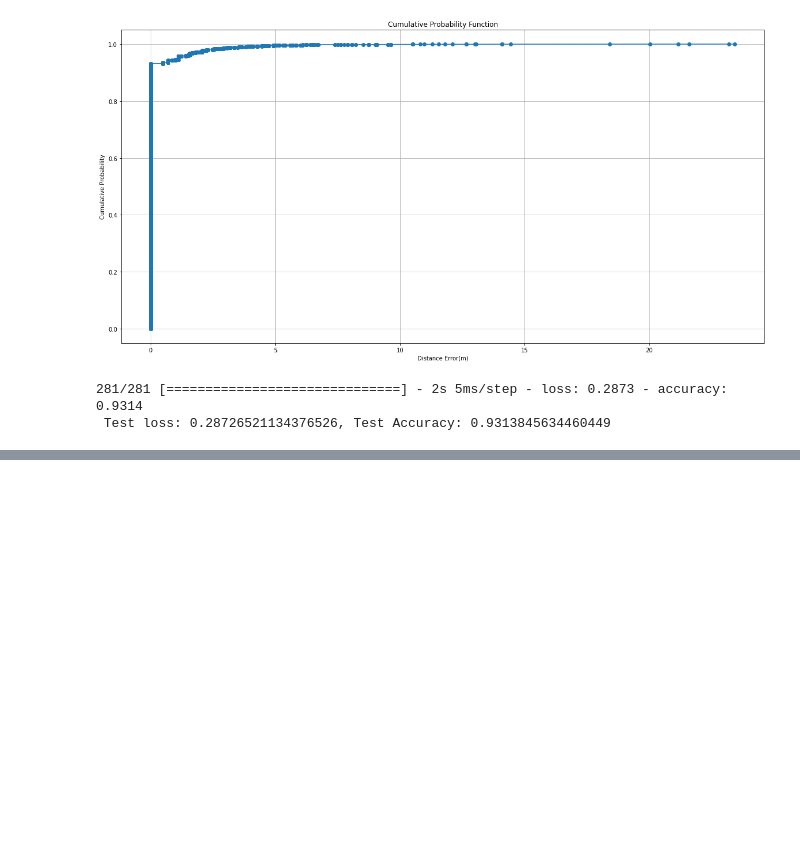
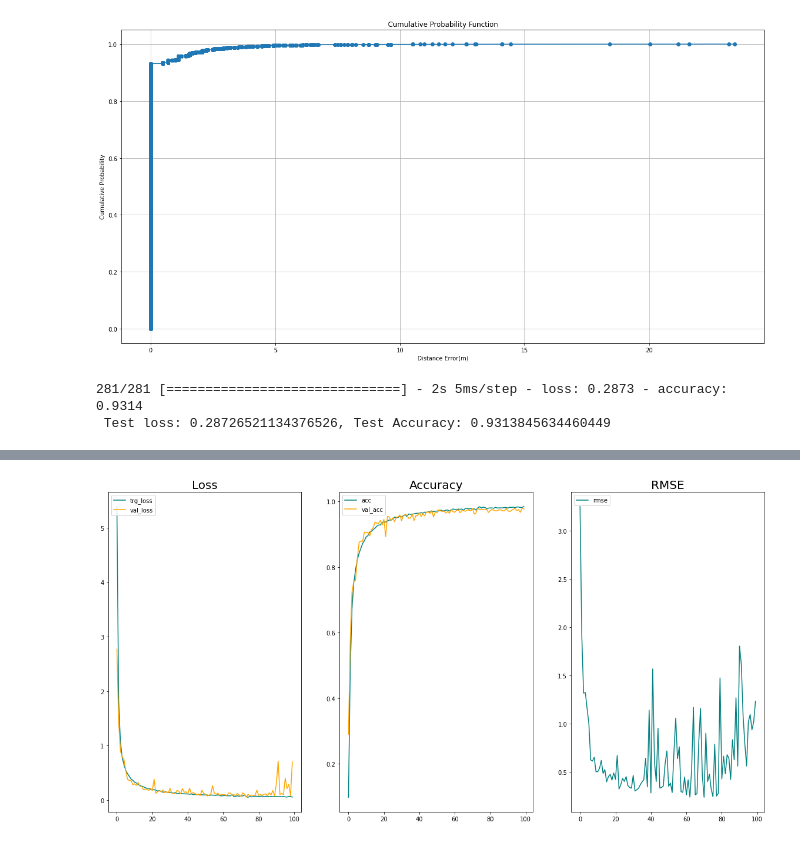
Before and after one commit to jinyangp/dso_localisation, a Jupyter notebook: resnet18/resnet18_final.ipynb, the cells around one changed output, grey strips where cells are left out. Drawn from its saved outputs; the diff is of its cells as text; code cells hidden in the pictures; blank space fills up the shorter version.

Commit message:
redid with barrel rolling augmented ds

```diff
--- a/resnet18/resnet18_final.ipynb
+++ b/resnet18/resnet18_final.ipynb
@@ -621,0 +687,12 @@ print(f' Test loss: {test_loss}, Test Accuracy: {test_acc}')
+# %%
+# from sklearn.model_selection import KFold
+from sklearn.model_selection import train_test_split
+
+features = np.load('augmented_features_8_ue1_br_ds.npy')
+labels = np.load('augmented_labels_8_ue1_br_ds.npy')
+X = features
+y = labels
+
+# random_state = 42 to always ensure same split of dataset
+X_trainval, X_test, y_trainval, y_test = train_test_split(X, y, test_size=0.2, random_state=42, shuffle=True)
+X_train, X_val, y_train, y_val = train_test_split(X_trainval, y_trainval, test_size = 0.125, random_state=42, shuffle = True)
@@ -621,0 +883,3 @@ print(f' Test loss: {test_loss}, Test Accuracy: {test_acc}')
+# %%
+resnet18_model = Final_model()
+trg_results = resnet18_model.train_model()
@@ -621,0 +904,30 @@ print(f' Test loss: {test_loss}, Test Accuracy: {test_acc}')
+# %%
+loss = trg_results.history['loss']
+acc = trg_results.history['accuracy']
+val_loss = trg_results.history['val_loss']
+val_acc = trg_results.history['val_accuracy']
+rmse = trg_results.history['rmse']
+epochs = [i for i in range(len(rmse))]
+# %%
+import matplotlib.pyplot as plt
+
+plt.rcParams['figure.figsize'] = [20, 10]
+fig, axs = plt.subplots(1,3)
+
+axs[0].plot(epochs, loss, color='teal', label='trg_loss')
+axs[0].plot(epochs, val_loss, color='orange', label='val_loss')
+axs[0].legend(loc='upper left')
+axs[0].set_title('Loss', fontsize=20)
+
+axs[1].plot(epochs, acc, color='teal', label='acc')
+axs[1].plot(epochs, val_acc, color='orange', label='val_acc')
+axs[1].legend(loc='upper left')
+axs[1].set_title('Accuracy', fontsize=20)
+
+axs[2].plot(epochs, rmse, color='teal', label='rmse')
+axs[2].legend(loc='upper left')
+axs[2].set_title('RMSE', fontsize=20)
+
+plt.show()
+# %% [output]
+[figure, added]
```
Also changed, not shown: parts of 14 cells of this notebook, 1 other file.
